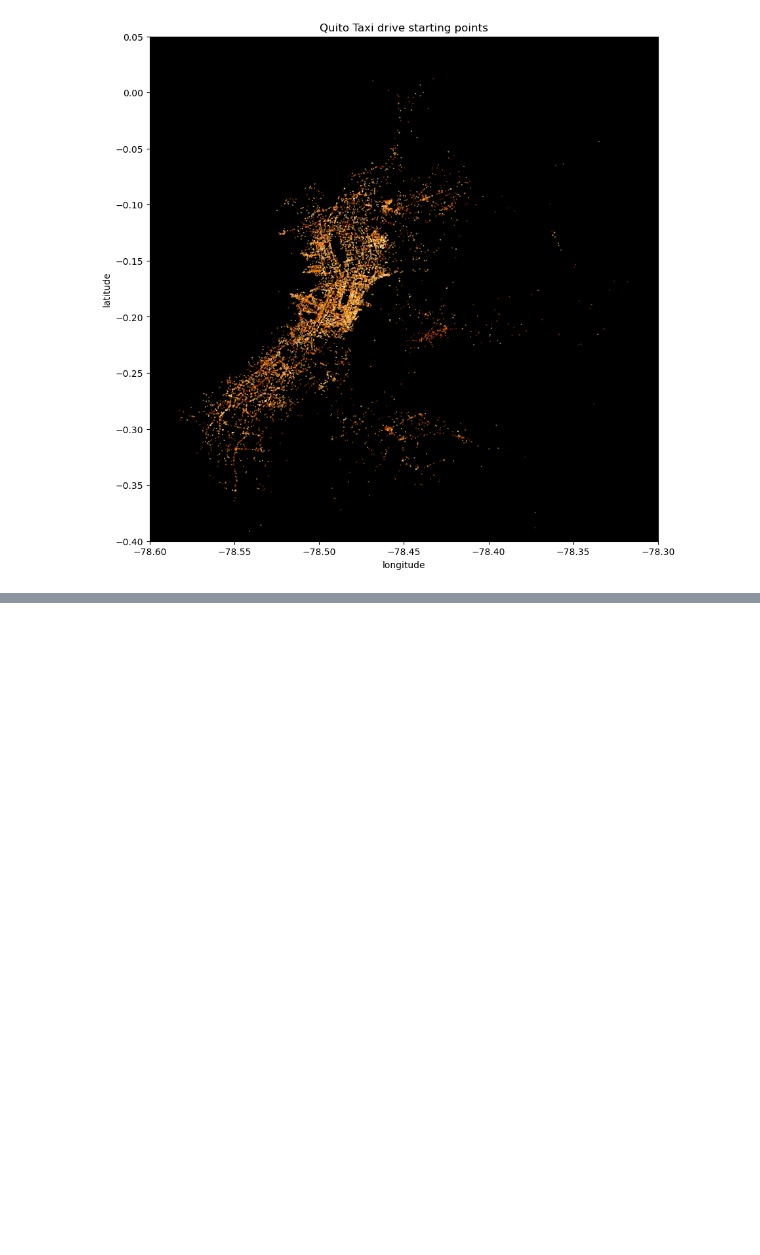
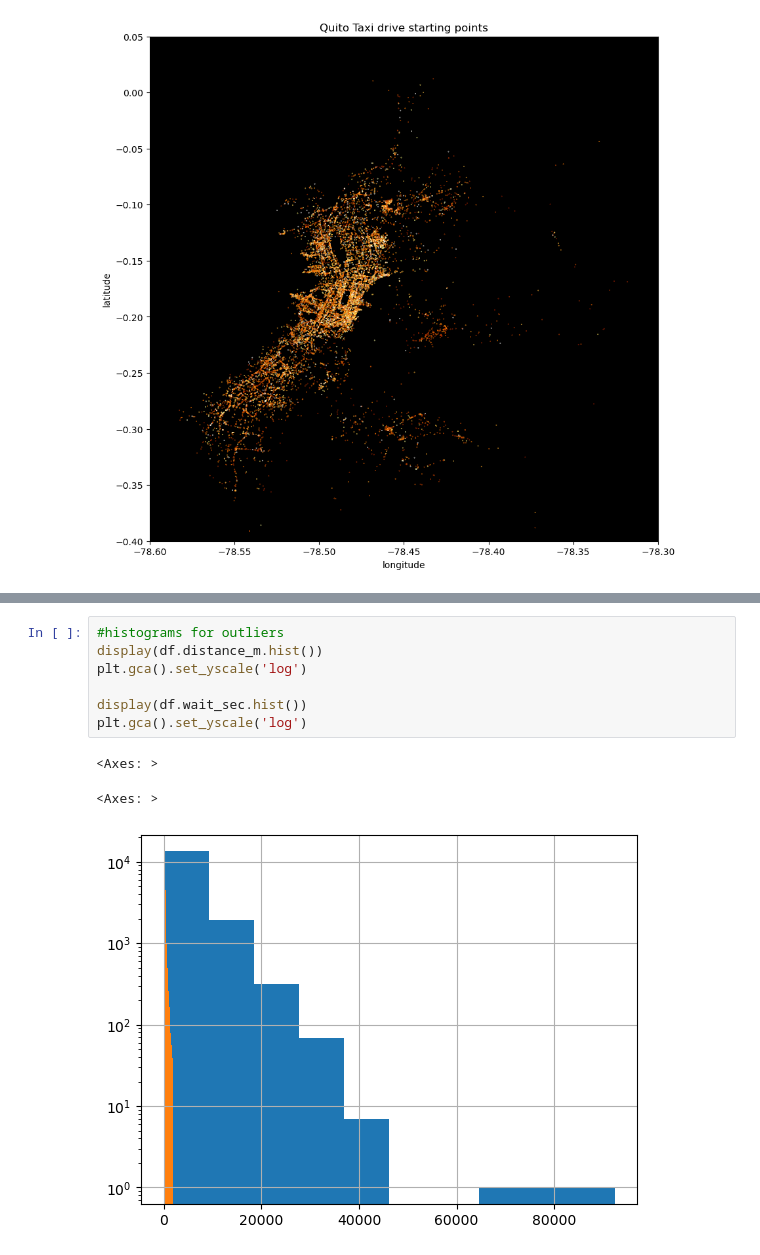
Before and after one commit to Dabbeljuh/Data-Science---Verkehrsaufkommen, a Jupyter notebook: verkehrsaufkommen.ipynb, the cells around one changed output, grey strips where cells are left out. Drawn from its saved outputs; the diff is of its cells as text; blank space fills up the shorter version.

```diff
--- a/verkehrsaufkommen.ipynb
+++ b/verkehrsaufkommen.ipynb
@@ -202,0 +239,11 @@ plt.ylim([-0.4, 0.05])
+# %%
+#histograms for outliers
+display(df.distance_m.hist())
+plt.gca().set_yscale('log')
+
+display(df.wait_sec.hist())
+plt.gca().set_yscale('log')
+# %% [output]
+<Axes: >
+<Axes: >
+[figure, added]
```
Also changed, not shown: parts of 5 cells of this notebook.
